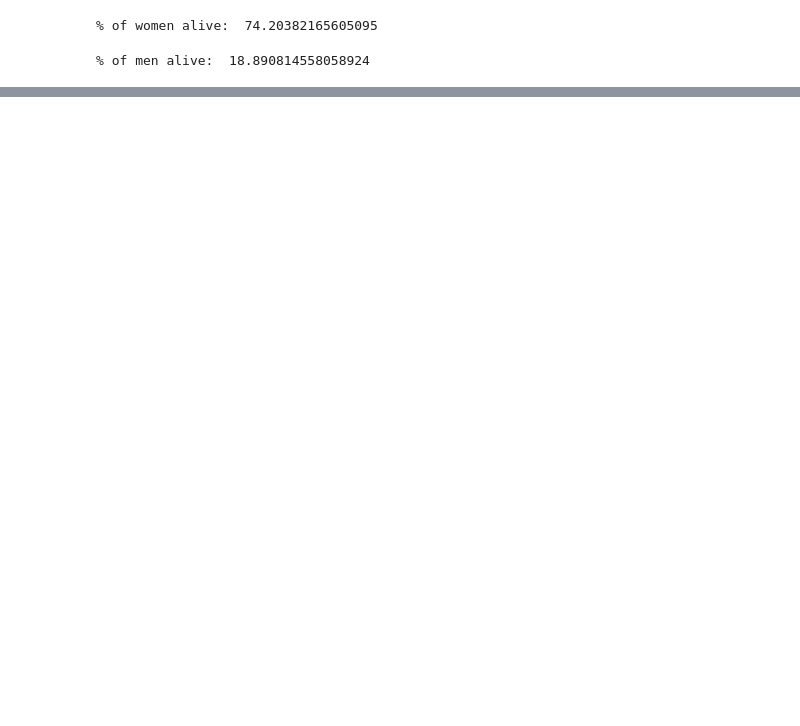
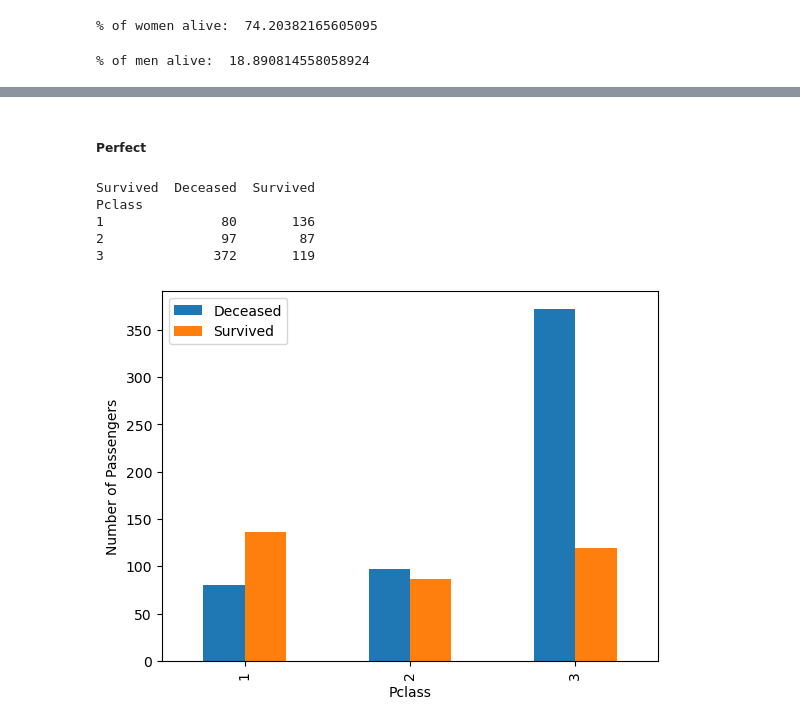
Before and after one commit to Sid1813/kaggle, a Jupyter notebook: Titanic - Machine Learning from Disaster/model_versions/titanic_v4.ipynb, the cells around one changed output, grey strips where cells are left out. Drawn from its saved outputs; the diff is of its cells as text; code cells hidden in the pictures; blank space fills up the shorter version.

```diff
--- a/Titanic - Machine Learning from Disaster/model_versions/titanic_v4.ipynb
+++ b/Titanic - Machine Learning from Disaster/model_versions/titanic_v4.ipynb
@@ -58,0 +152,19 @@ print("% of men alive: ", percent_of_men_alive)
+# %% [markdown]
+##### Perfect
+# %%
+pclass_survival = pd.crosstab(train_data["Pclass"], train_data["Survived"].map({0: "Deceased", 1: "Survived"}))
+
+print(pclass_survival)
+
+pclass_survival.plot(kind = "bar")
+
+plt.ylabel("Number of Passengers")
+plt.legend(title = None)
+plt.show()
+# %% [output]
+Survived  Deceased  Survived
+Pclass
+1               80       136
+2               97        87
+3              372       119
+[figure, added]
```
Also changed, not shown: parts of 7 cells of this notebook.
